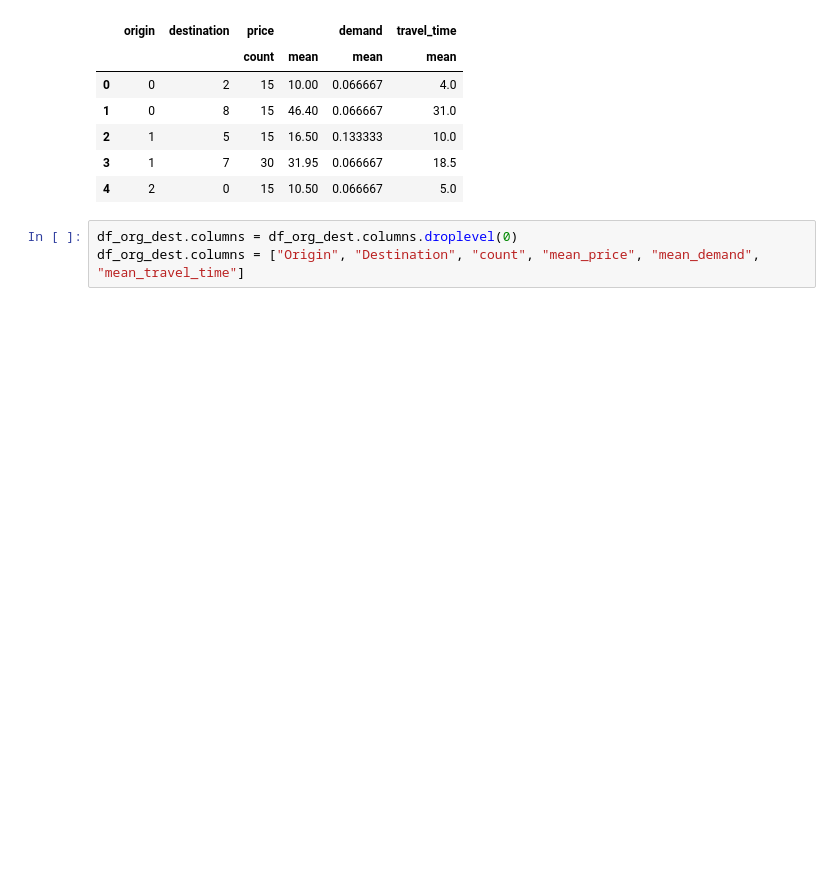
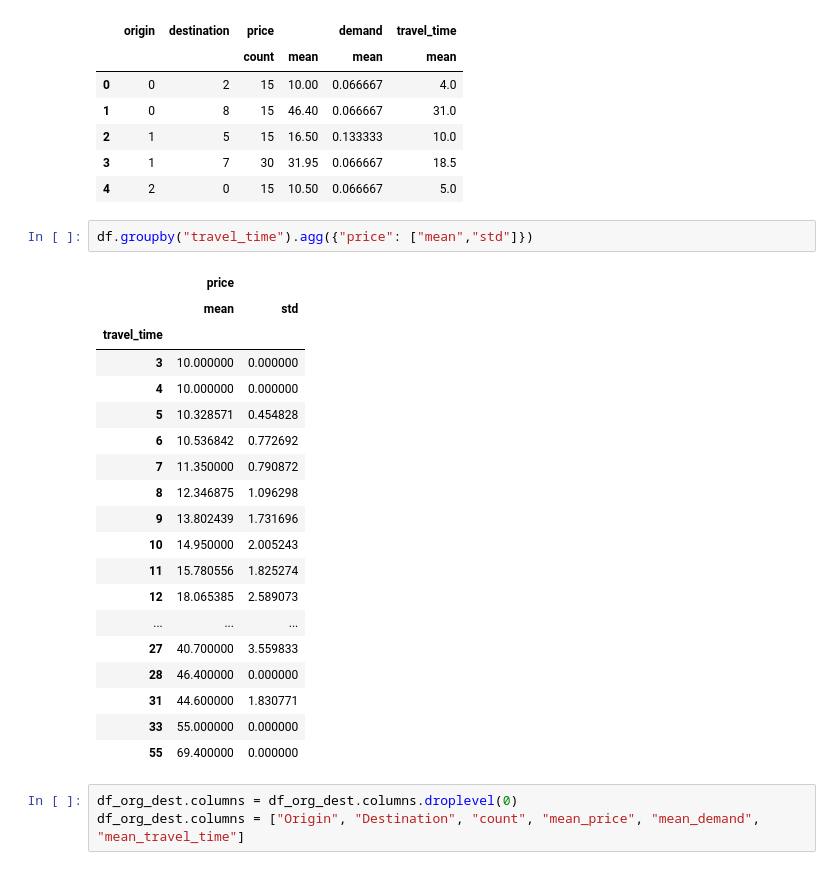
Before and after one commit to Jungar111/multi_agent_reinforcement_learning, a Jupyter notebook: notebooks/data_analysis_brooklyn.ipynb, the cells around one changed output. Cells and saved outputs as stored; diff of their text form; blank space fills up the shorter version.

```diff
--- a/notebooks/data_analysis_brooklyn.ipynb
+++ b/notebooks/data_analysis_brooklyn.ipynb
@@ -29,6 +29,28 @@ df_org_dest.head()
 | 2 | 1 | 5 | 15 | 16.50 | 0.133333 | 10.0 |
 | 3 | 1 | 7 | 30 | 31.95 | 0.066667 | 18.5 |
 | 4 | 2 | 0 | 15 | 10.50 | 0.066667 | 5.0 |
+# %%
+df.groupby("travel_time").agg({"price": ["mean","std"]})
+# %% [output]
+|  | price |  |
+|  | mean | std |
+| travel_time |  |  |
+| 3 | 10.000000 | 0.000000 |
+| 4 | 10.000000 | 0.000000 |
+| 5 | 10.328571 | 0.454828 |
+| 6 | 10.536842 | 0.772692 |
+| 7 | 11.350000 | 0.790872 |
+| 8 | 12.346875 | 1.096298 |
+| 9 | 13.802439 | 1.731696 |
+| 10 | 14.950000 | 2.005243 |
+| 11 | 15.780556 | 1.825274 |
+| 12 | 18.065385 | 2.589073 |
+| ... | ... | ... |
+| 27 | 40.700000 | 3.559833 |
+| 28 | 46.400000 | 0.000000 |
+| 31 | 44.600000 | 1.830771 |
+| 33 | 55.000000 | 0.000000 |
+| 55 | 69.400000 | 0.000000 |
 # %%
 df_org_dest.columns = df_org_dest.columns.droplevel(0)
 df_org_dest.columns = ["Origin", "Destination", "count", "mean_price", "mean_demand", "mean_travel_time"]
```
Also changed, not shown: parts of 2 cells of this notebook, 2 other files.
